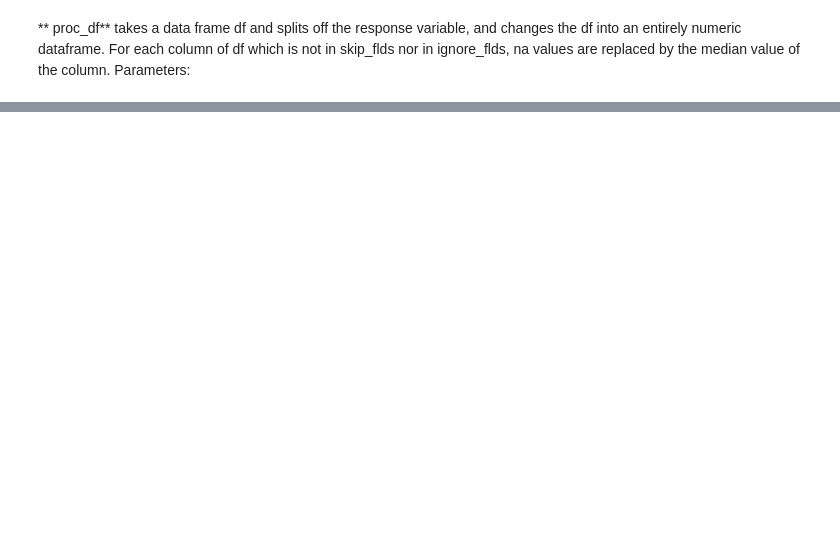
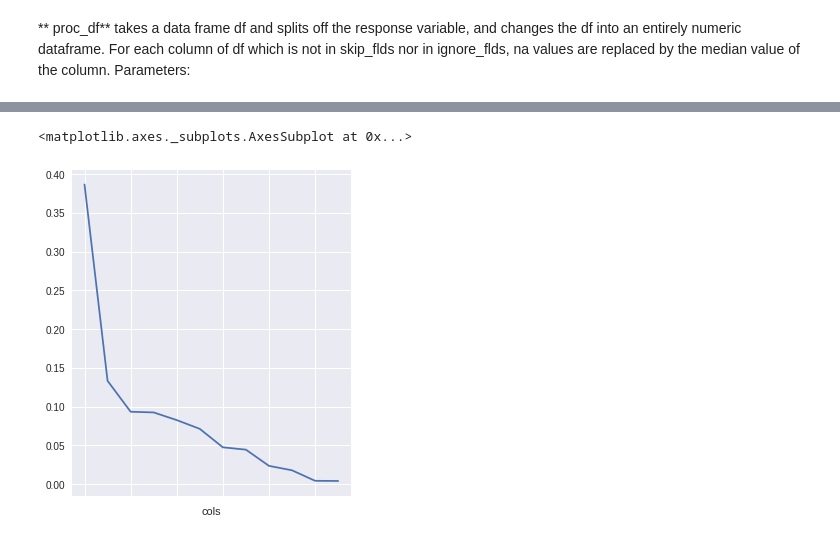
Before and after one commit to jtneumann/MLwork, a Jupyter notebook: fastai/ml1/titanticTest2.ipynb, the cells around one changed output, grey strips where cells are left out. Cells and saved outputs as stored; diff of their text form; code cells hidden in the pictures; blank space fills up the shorter version.

```diff
--- a/fastai/ml1/titanticTest2.ipynb
+++ b/fastai/ml1/titanticTest2.ipynb
@@ -322,0 +135,4 @@ ValueError: ignored
+# %%
+m = RandomForestClassifier(n_estimators=8, n_jobs=-1, oob_score=True)
+m.fit(X_train, y_train)
+print_score(m)
@@ -322,0 +141,4 @@ ValueError: ignored
+# %%
+m = RandomForestClassifier(n_estimators=100, n_jobs=-1)
+m.fit(X_train, y_train)
+print_score(m)
@@ -322,0 +147,5 @@ ValueError: ignored
+# %%
+X_train, X_valid = split_vals(df, n_trn)
+m = RandomForestClassifier(n_estimators=40, min_samples_leaf=3, max_features=0.5, n_jobs=-1, oob_score=True)
+m.fit(X_train, y_train)
+print_score(m)
@@ -322,0 +154,3 @@ ValueError: ignored
+# %%
+fi=rf_feat_importance(m,df);
+fi
@@ -322,0 +171,5 @@ ValueError: ignored
+# %%
+fi.plot('cols','imp',figsize=(5,6),legend=False)
+# %% [output]
+<matplotlib.axes._subplots.AxesSubplot at 0x...>
+[figure, added]
```
Also changed, not shown: parts of 74 cells of this notebook.
